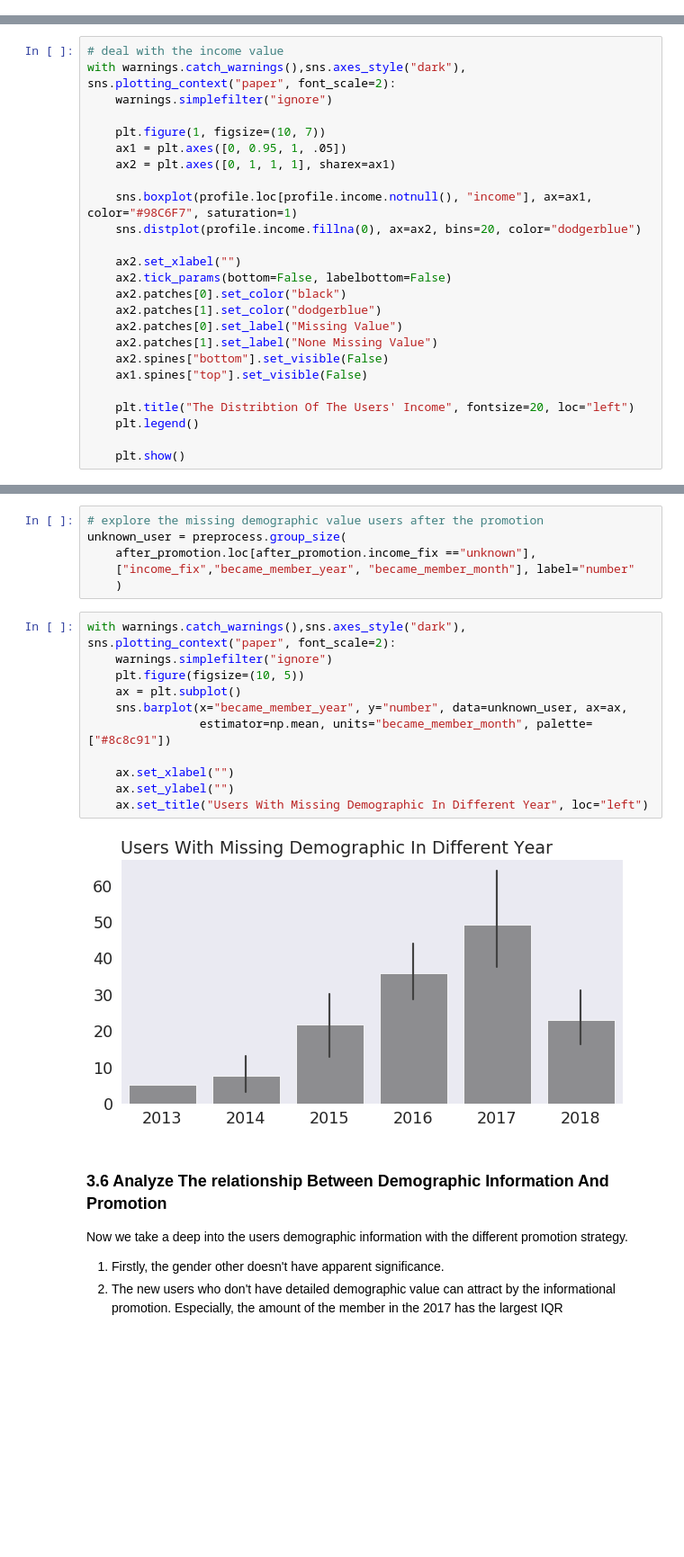
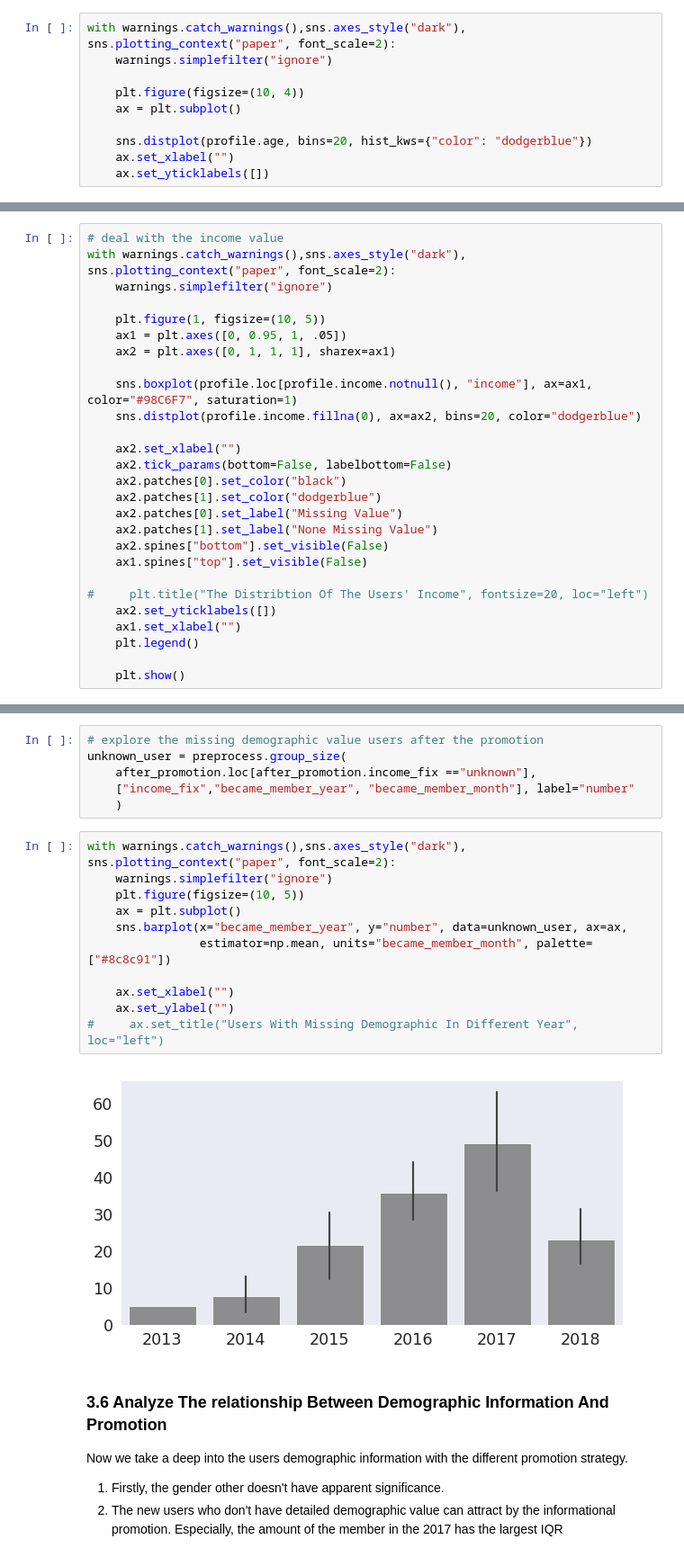
Before and after one commit to ZenRay/StarbucksReport, a Jupyter notebook: Starbucks_Capstone_notebook.ipynb, the cells around one changed output, grey strips where cells are left out. Shown at 90% size. Cells and saved outputs as stored; diff of their text form; blank space fills up the shorter version.

```diff
--- a/Starbucks_Capstone_notebook.ipynb
+++ b/Starbucks_Capstone_notebook.ipynb
@@ -164,0 +160,10 @@ profile.age.plot(kind="hist", bins=20)
+# %%
+with warnings.catch_warnings(),sns.axes_style("dark"), sns.plotting_context("paper", font_scale=2):
+    warnings.simplefilter("ignore")
+
+    plt.figure(figsize=(10, 4))
+    ax = plt.subplot()
+
+    sns.distplot(profile.age, bins=20, hist_kws={"color": "dodgerblue"})
+    ax.set_xlabel("")
+    ax.set_yticklabels([])
@@ -269,7 +276,7 @@ transcript.reset_index(drop=True, inplace=True)
 with warnings.catch_warnings(),sns.axes_style("dark"), sns.plotting_context("paper", font_scale=2):
     warnings.simplefilter("ignore")
 
-    plt.figure(1, figsize=(10, 7))
+    plt.figure(1, figsize=(10, 5))
     ax1 = plt.axes([0, 0.95, 1, .05])
     ax2 = plt.axes([0, 1, 1, 1], sharex=ax1)
 
@@ -285,7 +292,9 @@ with warnings.catch_warnings(),sns.axes_style("dark"), sns.plotting_context("pap
     ax2.spines["bottom"].set_visible(False)
     ax1.spines["top"].set_visible(False)
 
-    plt.title("The Distribtion Of The Users' Income", fontsize=20, loc="left")
+#     plt.title("The Distribtion Of The Users' Income", fontsize=20, loc="left")
+    ax2.set_yticklabels([])
+    ax1.set_xlabel("")
     plt.legend()
 
     plt.show()
@@ -876,16 +885,16 @@ unknown_user = preprocess.group_size(
 # %%
 with warnings.catch_warnings(),sns.axes_style("dark"), sns.plotting_context("paper", font_scale=2):
     warnings.simplefilter("ignore")
     plt.figure(figsize=(10, 5))
     ax = plt.subplot()
     sns.barplot(x="became_member_year", y="number", data=unknown_user, ax=ax,
                 estimator=np.mean, units="became_member_month", palette=["#8c8c91"])
 
     ax.set_xlabel("")
     ax.set_ylabel("")
-    ax.set_title("Users With Missing Demographic In Different Year", loc="left")
+#     ax.set_title("Users With Missing Demographic In Different Year", loc="left")
 # %% [output]
-[figure, old version]
+[figure, new version]
 # %% [markdown]
 ### 3.6 Analyze The relationship Between Demographic Information And Promotion
 Now we take a deep into the users demographic information with the different promotion strategy.
```
Also changed, not shown: parts of 16 cells of this notebook, 6 other files.
